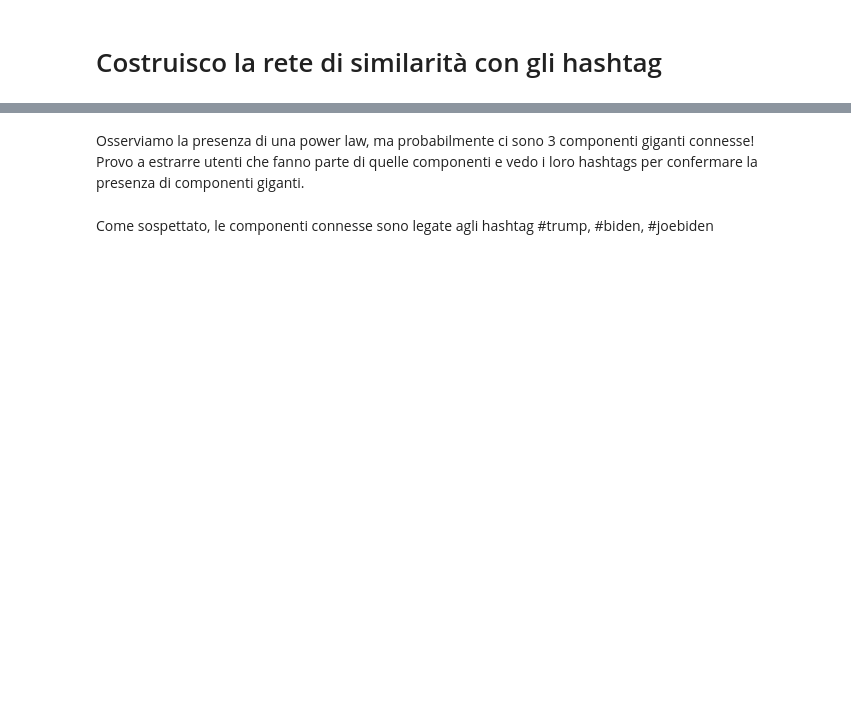
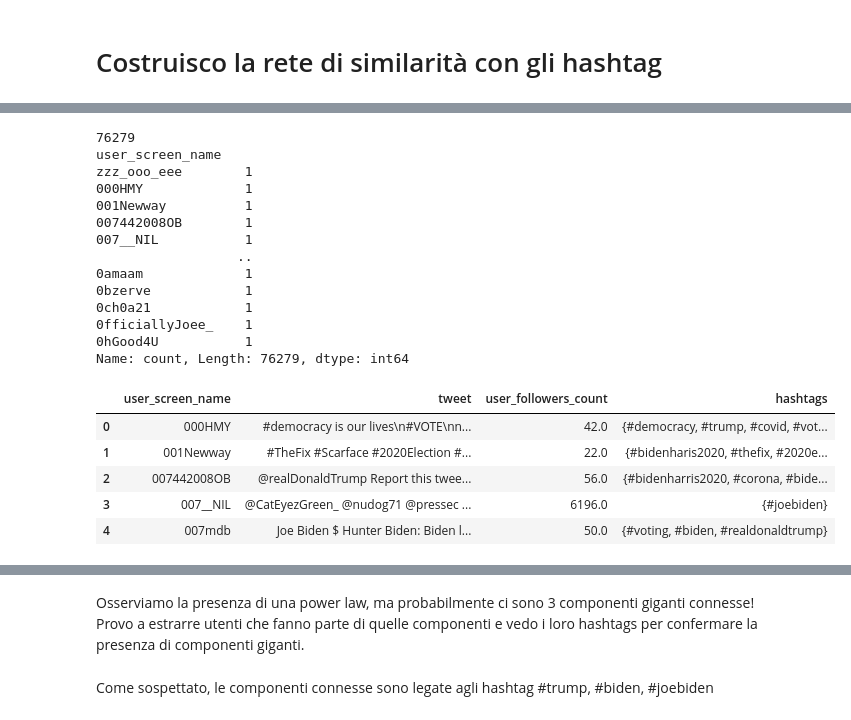
Before and after one commit to divadde/social_network_analysis_project, a Jupyter notebook: net-analysis-dave.ipynb, the cells around one changed output, grey strips where cells are left out. Saved outputs shown, nothing was run; the diff lists cells and outputs as text; code cells hidden in the pictures; blank space fills up the shorter version.

```diff
--- a/net-analysis-dave.ipynb
+++ b/net-analysis-dave.ipynb
@@ -257,0 +268,38 @@ print(grouped_conc["user_screen_name"].value_counts())
+# %%
+#calcolo gli hashtags usati per ogni utente
+
+# Funzione per estrarre gli hashtag da un tweet
+def extract_hashtags(tweet):
+    return re.findall(r'#\w+', tweet.lower())
+
+# Aggiungere una colonna con gli hashtag estratti
+user_hashtags = df_join.copy()
+user_hashtags['hashtags'] = df_join['tweet'].apply(extract_hashtags)
+
+# Trasformo la lista di tweet in un insieme (per non avere duplicati)
+user_hashtags["hashtags"] = user_hashtags['hashtags'].apply(set)
+
+print(len(user_hashtags))
+print(user_hashtags["user_screen_name"].value_counts())
+user_hashtags.head()
+# %% [output]
+76279
+user_screen_name
+zzz_ooo_eee        1
+000HMY             1
+001Newway          1
+007442008OB        1
+007__NIL           1
+                  ..
+0amaam             1
+0bzerve            1
+0ch0a21            1
+0fficiallyJoee_    1
+0hGood4U           1
+Name: count, Length: 76279, dtype: int64
+|  | user_screen_name | tweet | user_followers_count | hashtags |
+| 0 | 000HMY | #democracy is our lives\n#VOTE\nn... | 42.0 | {#democracy, #trump, #covid, #vot... |
+| 1 | 001Newway | #TheFix #Scarface #2020Election #... | 22.0 | {#bidenharis2020, #thefix, #2020e... |
+| 2 | 007442008OB | @realDonaldTrump Report this twee... | 56.0 | {#bidenharris2020, #corona, #bide... |
+| 3 | 007__NIL | @CatEyezGreen_ @nudog71 @pressec ... | 6196.0 | {#joebiden} |
+| 4 | 007mdb | Joe Biden $ Hunter Biden: Biden l... | 50.0 | {#voting, #biden, #realdonaldtrump} |
```
Also changed, not shown: parts of 30 cells of this notebook.
